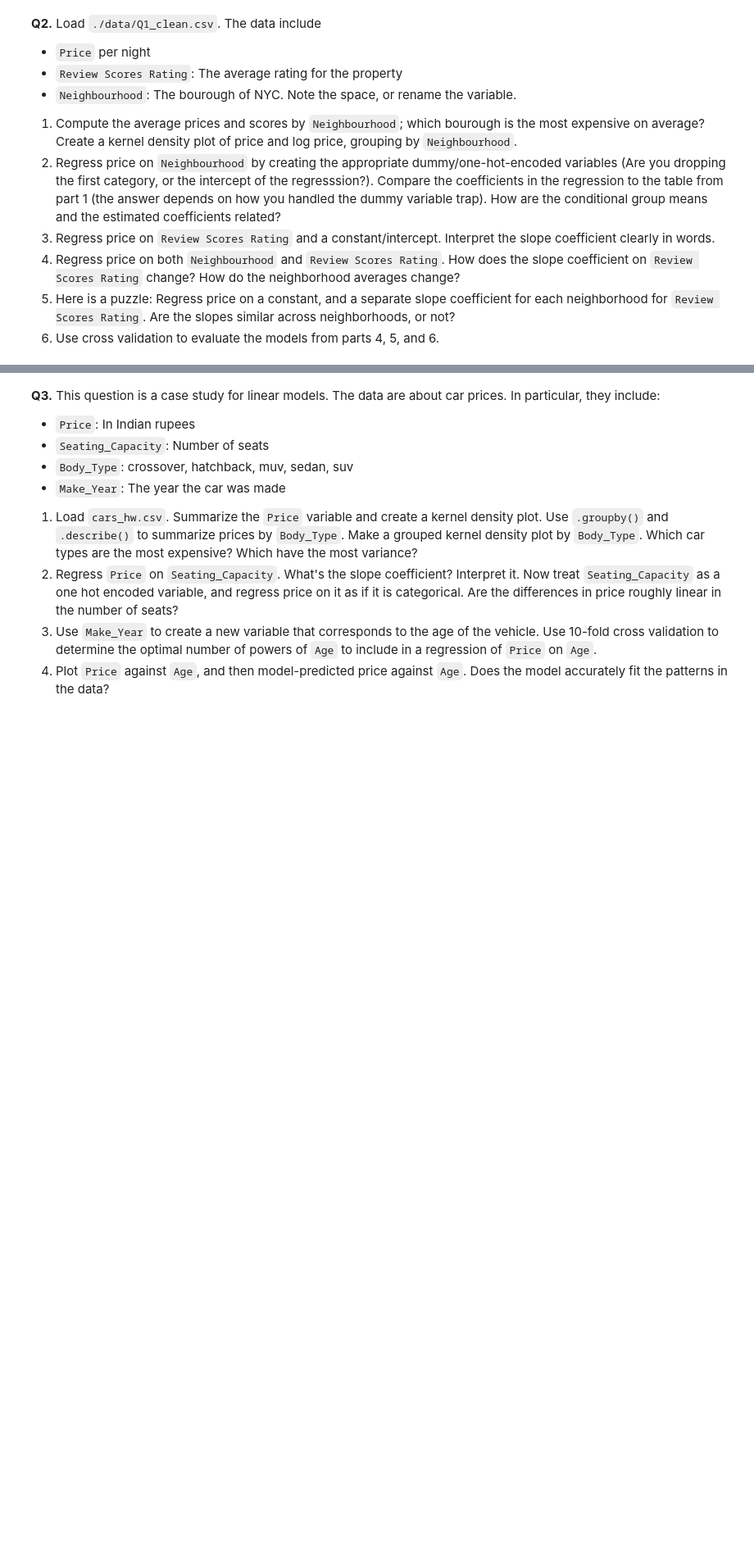
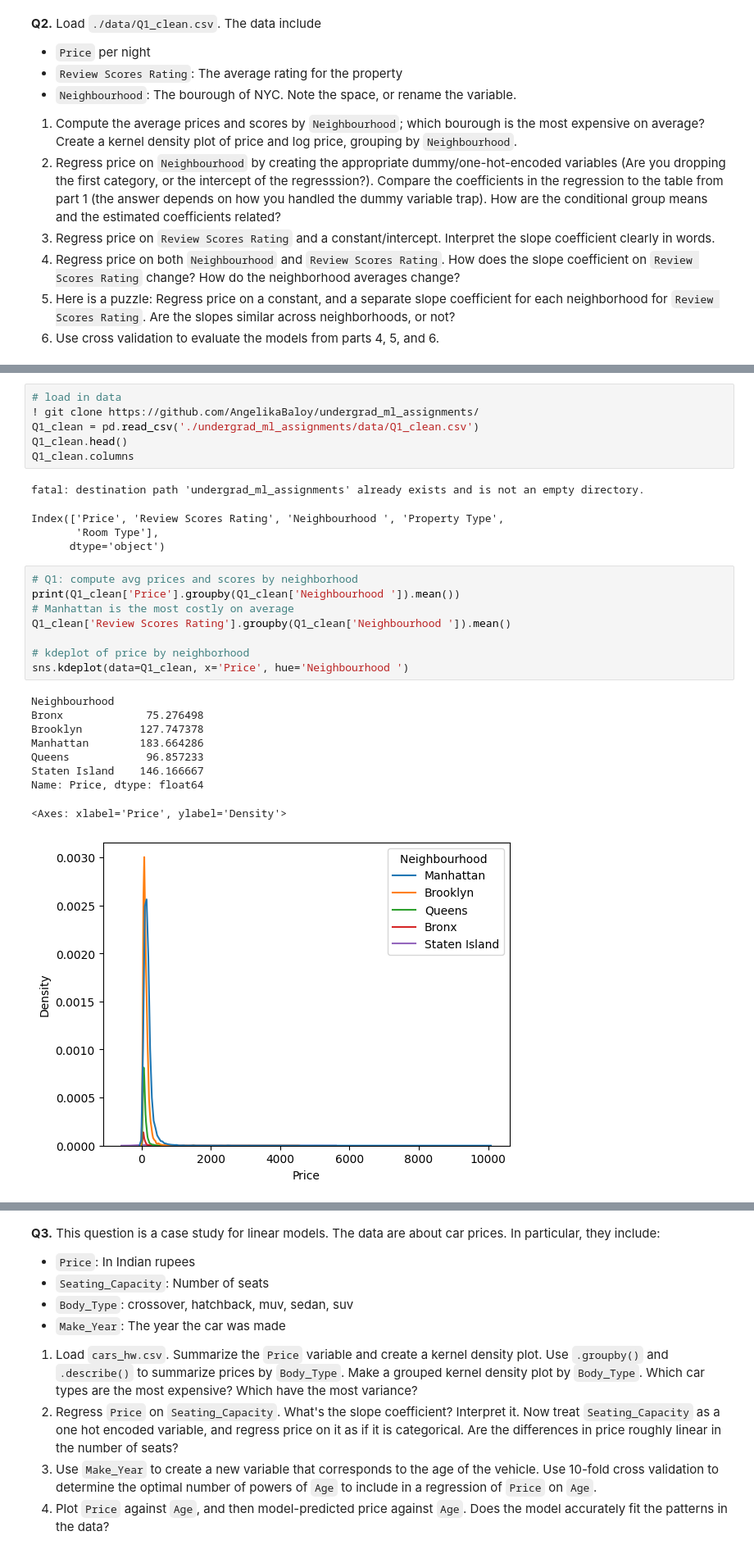
Before and after one commit to AngelikaBaloy/undergrad_ml_assignments, a Jupyter notebook: 03_assignment_linear_models.ipynb, the cells around one changed output, grey strips where cells are left out. Shown at 82% size. Cells and saved outputs as stored; diff of their text form; blank space fills up the shorter version.

```diff
--- a/03_assignment_linear_models.ipynb
+++ b/03_assignment_linear_models.ipynb
@@ -35,0 +45,29 @@
+# %%
+# load in data
+! git clone https://github.com/AngelikaBaloy/undergrad_ml_assignments/
+Q1_clean = pd.read_csv('./undergrad_ml_assignments/data/Q1_clean.csv')
+Q1_clean.head()
+Q1_clean.columns
+# %% [output]
+fatal: destination path 'undergrad_ml_assignments' already exists and is not an empty directory.
+Index(['Price', 'Review Scores Rating', 'Neighbourhood ', 'Property Type',
+       'Room Type'],
+      dtype='object')
+# %%
+# Q1: compute avg prices and scores by neighborhood
+print(Q1_clean['Price'].groupby(Q1_clean['Neighbourhood ']).mean())
+# Manhattan is the most costly on average
+Q1_clean['Review Scores Rating'].groupby(Q1_clean['Neighbourhood ']).mean()
+
+# kdeplot of price by neighborhood
+sns.kdeplot(data=Q1_clean, x='Price', hue='Neighbourhood ')
+# %% [output]
+Neighbourhood
+Bronx             75.276498
+Brooklyn         127.747378
+Manhattan        183.664286
+Queens            96.857233
+Staten Island    146.166667
+Name: Price, dtype: float64
+<Axes: xlabel='Price', ylabel='Density'>
+[figure, added]
```
Also changed, not shown: parts of 13 cells of this notebook.
